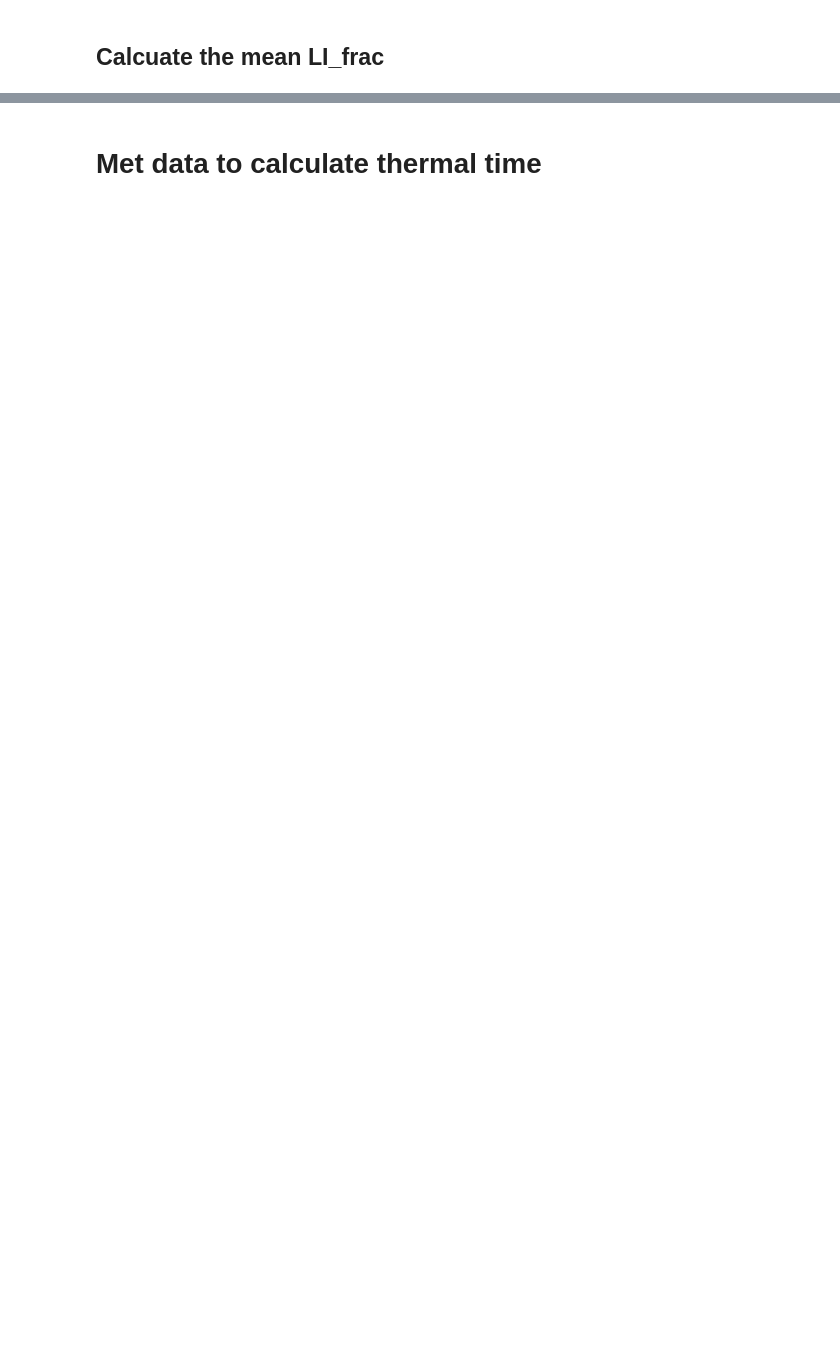
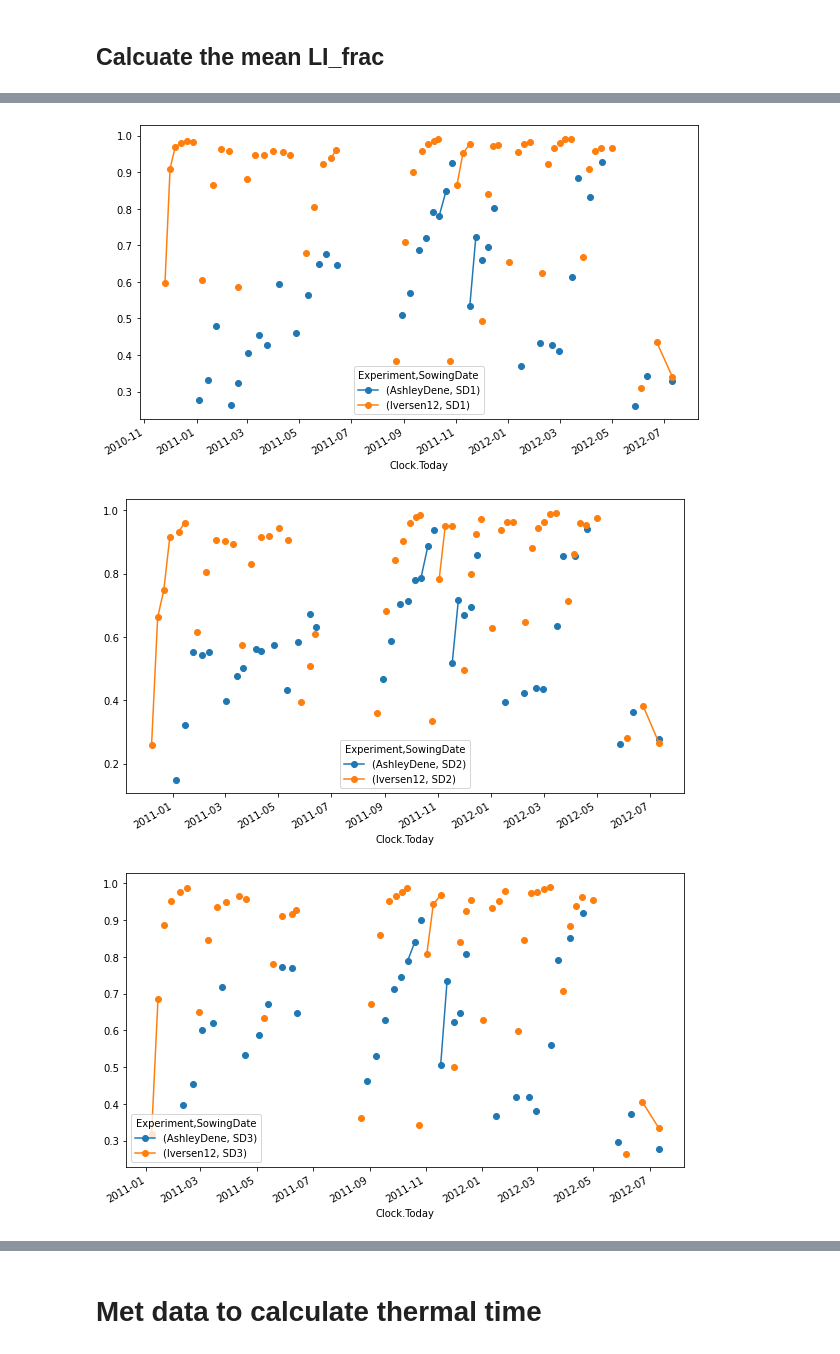
Before and after one commit to frank0434/Master, a Jupyter notebook: SetUpCoverDataForSlurp.ipynb, the cells around one changed output, grey strips where cells are left out. Saved outputs shown, nothing was run; the diff lists cells and outputs as text; code cells hidden in the pictures; blank space fills up the shorter version.

```diff
--- a/SetUpCoverDataForSlurp.ipynb
+++ b/SetUpCoverDataForSlurp.ipynb
@@ -130,0 +266,9 @@ LIGroupedMean.loc[:,
+# %%
+SDs = ['SD' + str(SD) for SD in range(1, 11)]
+for i in SDs:
+    LIGroupedMean.loc[:,
+                  [X for X in LIGroupedMean.columns if i in X]].plot(figsize=(10, 6),style='o-')
+# %% [output]
+[figure, added]
+[figure, added]
+[figure, added]
```
Also changed, not shown: parts of 69 cells of this notebook.
